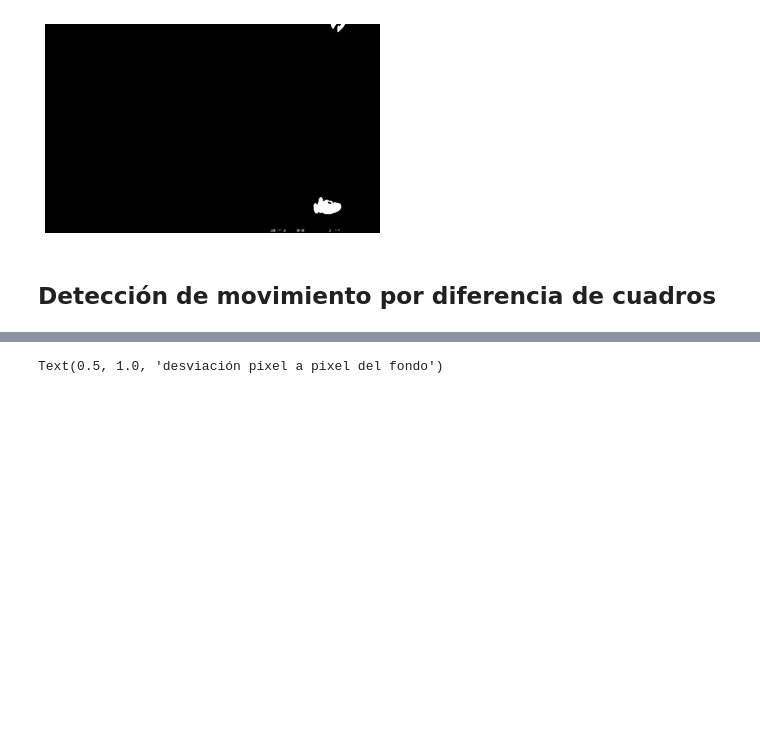
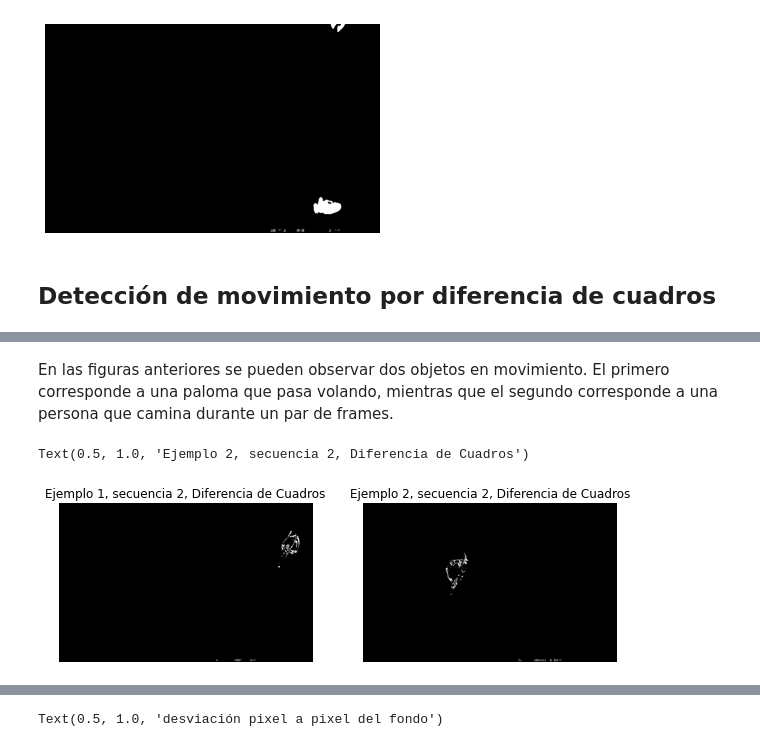
Before and after one commit to BenjaminIrarrazabal/Laboratorios_Inteligencia, a Jupyter notebook: Exp3.ipynb, the cells around one changed output, grey strips where cells are left out. Saved outputs shown, nothing was run; the diff lists cells and outputs as text; code cells hidden in the pictures; blank space fills up the shorter version.

```diff
--- a/Exp3.ipynb
+++ b/Exp3.ipynb
@@ -68,0 +114,20 @@ FDs1 = Frame_Diff2(seq1)
+# %% [markdown]
+En las figuras anteriores se pueden observar dos objetos en movimiento. El primero corresponde a una paloma que pasa volando, mientras que el segundo corresponde a una persona que camina durante un par de frames.
+# %%
+# Para la segunda secuencia
+fig = plt.figure(figsize=(10, 10))
+rows = 1
+columns = 2
+
+fig.add_subplot(rows, columns, 1)
+plt.imshow(FDs2[58],cmap='gray')
+plt.axis('off')
+plt.title('Ejemplo 1, secuencia 2, Diferencia de Cuadros')
+
+fig.add_subplot(rows, columns, 2)
+plt.imshow(FDs2[291], cmap='gray')
+plt.axis('off')
+plt.title('Ejemplo 2, secuencia 2, Diferencia de Cuadros')
+# %% [output]
+Text(0.5, 1.0, 'Ejemplo 2, secuencia 2, Diferencia de Cuadros')
+[figure, added]
```
Also changed, not shown: parts of 14 cells of this notebook.
